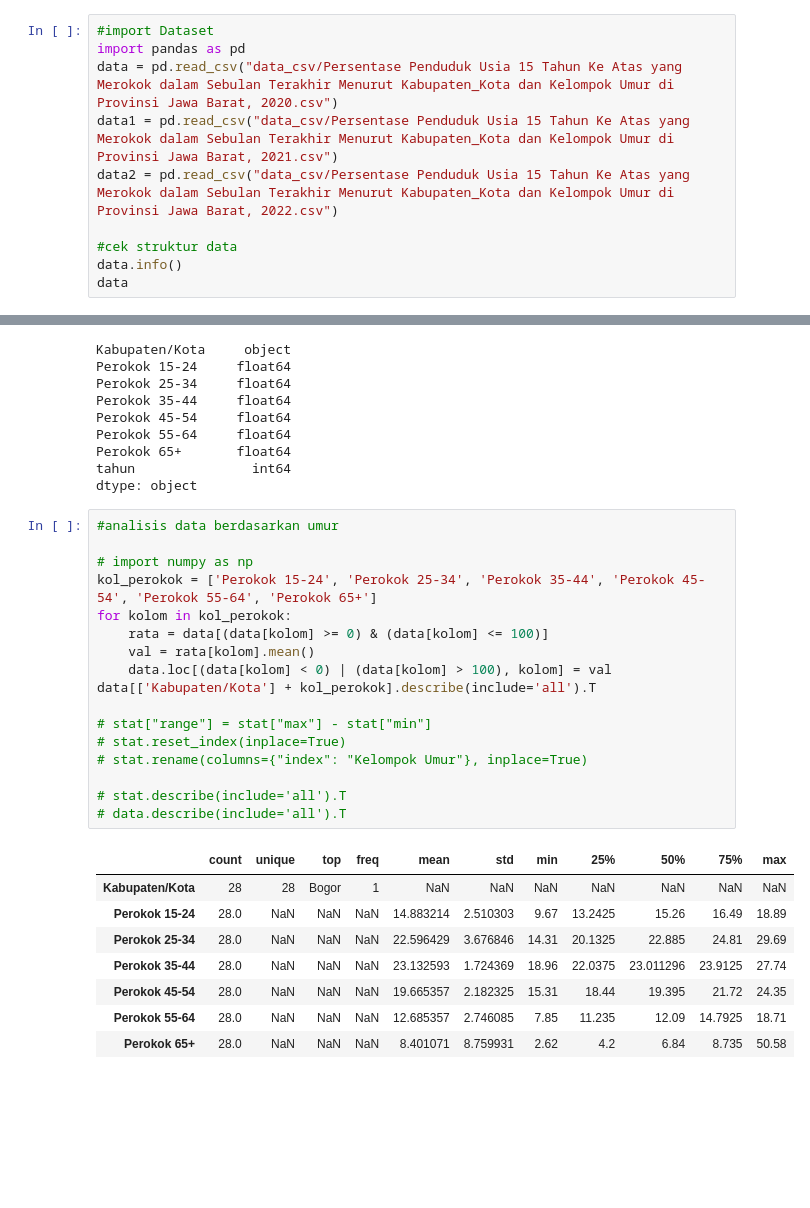
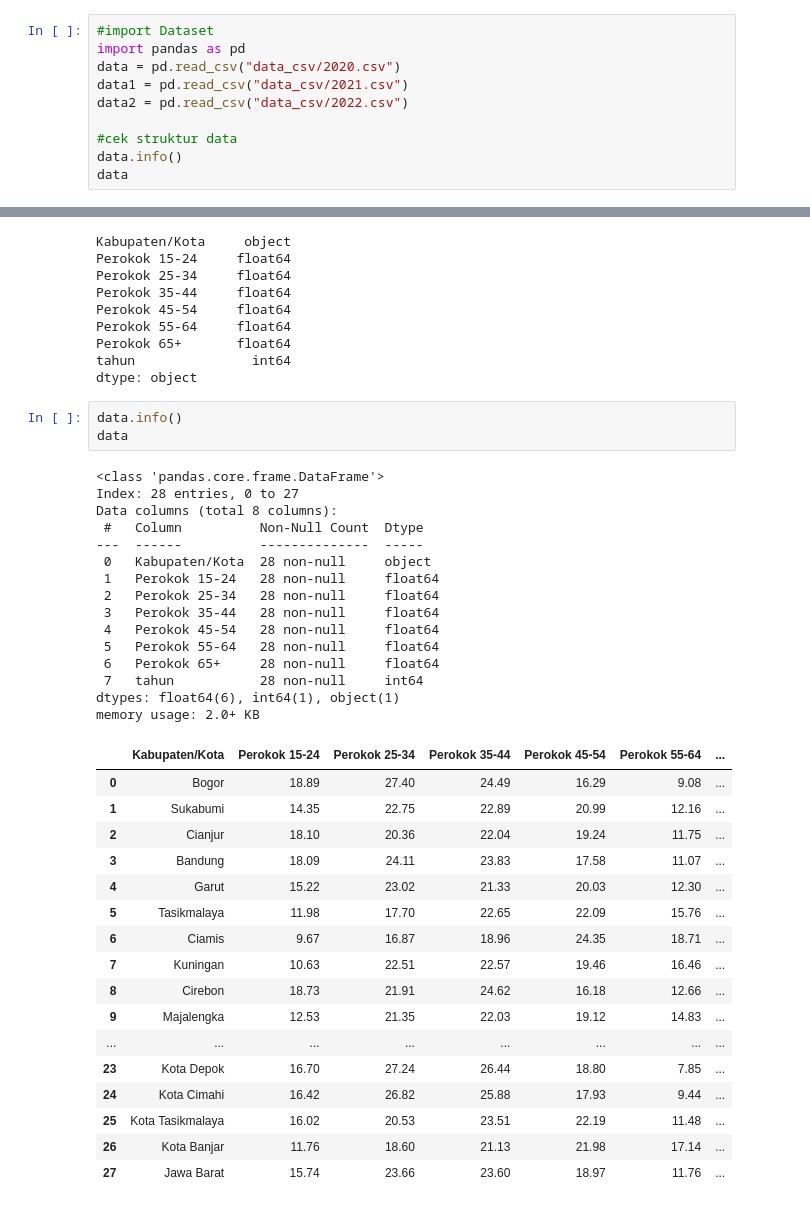
Before and after one commit to FlameMeta/DataScience_Python, a Jupyter notebook: data_cleaning.ipynb, the cells around one changed output, grey strips where cells are left out. Cells and saved outputs as stored; diff of their text form; blank space fills up the shorter version.

```diff
--- a/Untitled-1.ipynb
+++ b/data_cleaning.ipynb
@@ -1,9 +1,9 @@
 # %%
 #import Dataset
 import pandas as pd
-data = pd.read_csv("data_csv/Persentase Penduduk Usia 15 Tahun Ke Atas yang Merokok dalam Sebulan Terakhir Menurut Kabupaten_Kota dan Kelompok Umur di Provinsi Jawa Barat, 2020.csv")
-data1 = pd.read_csv("data_csv/Persentase Penduduk Usia 15 Tahun Ke Atas yang Merokok dalam Sebulan Terakhir Menurut Kabupaten_Kota dan Kelompok Umur di Provinsi Jawa Barat, 2021.csv")
-data2 = pd.read_csv("data_csv/Persentase Penduduk Usia 15 Tahun Ke Atas yang Merokok dalam Sebulan Terakhir Menurut Kabupaten_Kota dan Kelompok Umur di Provinsi Jawa Barat, 2022.csv")
+data = pd.read_csv("data_csv/2020.csv")
+data1 = pd.read_csv("data_csv/2021.csv")
+data2 = pd.read_csv("data_csv/2022.csv")
 
 #cek struktur data
 data.info()
@@ -141,28 +105,38 @@ Perokok 65+       float64
 tahun               int64
 dtype: object
 # %%
-#analisis data berdasarkan umur
-
-# import numpy as np
-kol_perokok = ['Perokok 15-24', 'Perokok 25-34', 'Perokok 35-44', 'Perokok 45-54', 'Perokok 55-64', 'Perokok 65+']
-for kolom in kol_perokok:
-    rata = data[(data[kolom] >= 0) & (data[kolom] <= 100)]
-    val = rata[kolom].mean()
-    data.loc[(data[kolom] < 0) | (data[kolom] > 100), kolom] = val
-data[['Kabupaten/Kota'] + kol_perokok].describe(include='all').T
-
-# stat["range"] = stat["max"] - stat["min"]
-# stat.reset_index(inplace=True)
-# stat.rename(columns={"index": "Kelompok Umur"}, inplace=True)
-
-# stat.describe(include='all').T
-# data.describe(include='all').T
+data.info()
+data
 # %% [output]
+<class 'pandas.core.frame.DataFrame'>
+Index: 28 entries, 0 to 27
+Data columns (total 8 columns):
+ #   Column          Non-Null Count  Dtype
+---  ------          --------------  -----
+ 0   Kabupaten/Kota  28 non-null     object
+ 1   Perokok 15-24   28 non-null     float64
+ 2   Perokok 25-34   28 non-null     float64
+ 3   Perokok 35-44   28 non-null     float64
+ 4   Perokok 45-54   28 non-null     float64
+ 5   Perokok 55-64   28 non-null     float64
+ 6   Perokok 65+     28 non-null     float64
+ 7   tahun           28 non-null     int64
+dtypes: float64(6), int64(1), object(1)
+memory usage: 2.0+ KB
-|  | count | unique | top | freq | mean | std | min | 25% | 50% | 75% | max |
-| Kabupaten/Kota | 28 | 28 | Bogor | 1 | NaN | NaN | NaN | NaN | NaN | NaN | NaN |
-| Perokok 15-24 | 28.0 | NaN | NaN | NaN | 14.883214 | 2.510303 | 9.67 | 13.2425 | 15.26 | 16.49 | 18.89 |
-| Perokok 25-34 | 28.0 | NaN | NaN | NaN | 22.596429 | 3.676846 | 14.31 | 20.1325 | 22.885 | 24.81 | 29.69 |
-| Perokok 35-44 | 28.0 | NaN | NaN | NaN | 23.132593 | 1.724369 | 18.96 | 22.0375 | 23.011296 | 23.9125 | 27.74 |
-| Perokok 45-54 | 28.0 | NaN | NaN | NaN | 19.665357 | 2.182325 | 15.31 | 18.44 | 19.395 | 21.72 | 24.35 |
-| Perokok 55-64 | 28.0 | NaN | NaN | NaN | 12.685357 | 2.746085 | 7.85 | 11.235 | 12.09 | 14.7925 | 18.71 |
-| Perokok 65+ | 28.0 | NaN | NaN | NaN | 8.401071 | 8.759931 | 2.62 | 4.2 | 6.84 | 8.735 | 50.58 |
+|  | Kabupaten/Kota | Perokok 15-24 | Perokok 25-34 | Perokok 35-44 | Perokok 45-54 | Perokok 55-64 | ... |
+| 0 | Bogor | 18.89 | 27.40 | 24.49 | 16.29 | 9.08 | ... |
+| 1 | Sukabumi | 14.35 | 22.75 | 22.89 | 20.99 | 12.16 | ... |
+| 2 | Cianjur | 18.10 | 20.36 | 22.04 | 19.24 | 11.75 | ... |
+| 3 | Bandung | 18.09 | 24.11 | 23.83 | 17.58 | 11.07 | ... |
+| 4 | Garut | 15.22 | 23.02 | 21.33 | 20.03 | 12.30 | ... |
+| 5 | Tasikmalaya | 11.98 | 17.70 | 22.65 | 22.09 | 15.76 | ... |
+| 6 | Ciamis | 9.67 | 16.87 | 18.96 | 24.35 | 18.71 | ... |
+| 7 | Kuningan | 10.63 | 22.51 | 22.57 | 19.46 | 16.46 | ... |
+| 8 | Cirebon | 18.73 | 21.91 | 24.62 | 16.18 | 12.66 | ... |
+| 9 | Majalengka | 12.53 | 21.35 | 22.03 | 19.12 | 14.83 | ... |
+| ... | ... | ... | ... | ... | ... | ... | ... |
+| 23 | Kota Depok | 16.70 | 27.24 | 26.44 | 18.80 | 7.85 | ... |
+| 24 | Kota Cimahi | 16.42 | 26.82 | 25.88 | 17.93 | 9.44 | ... |
+| 25 | Kota Tasikmalaya | 16.02 | 20.53 | 23.51 | 22.19 | 11.48 | ... |
+| 26 | Kota Banjar | 11.76 | 18.60 | 21.13 | 21.98 | 17.14 | ... |
+| 27 | Jawa Barat | 15.74 | 23.66 | 23.60 | 18.97 | 11.76 | ... |
```
Also changed, not shown: parts of 3 cells of this notebook, 6 other files.
